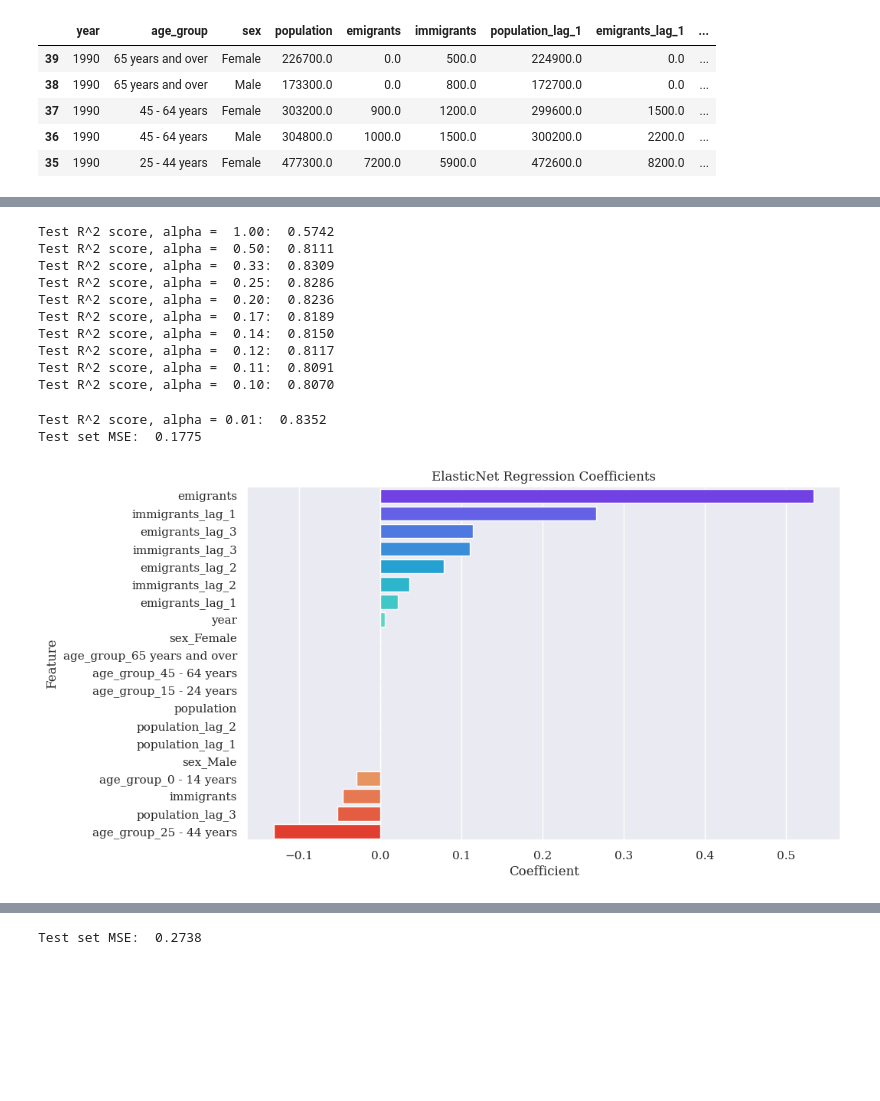
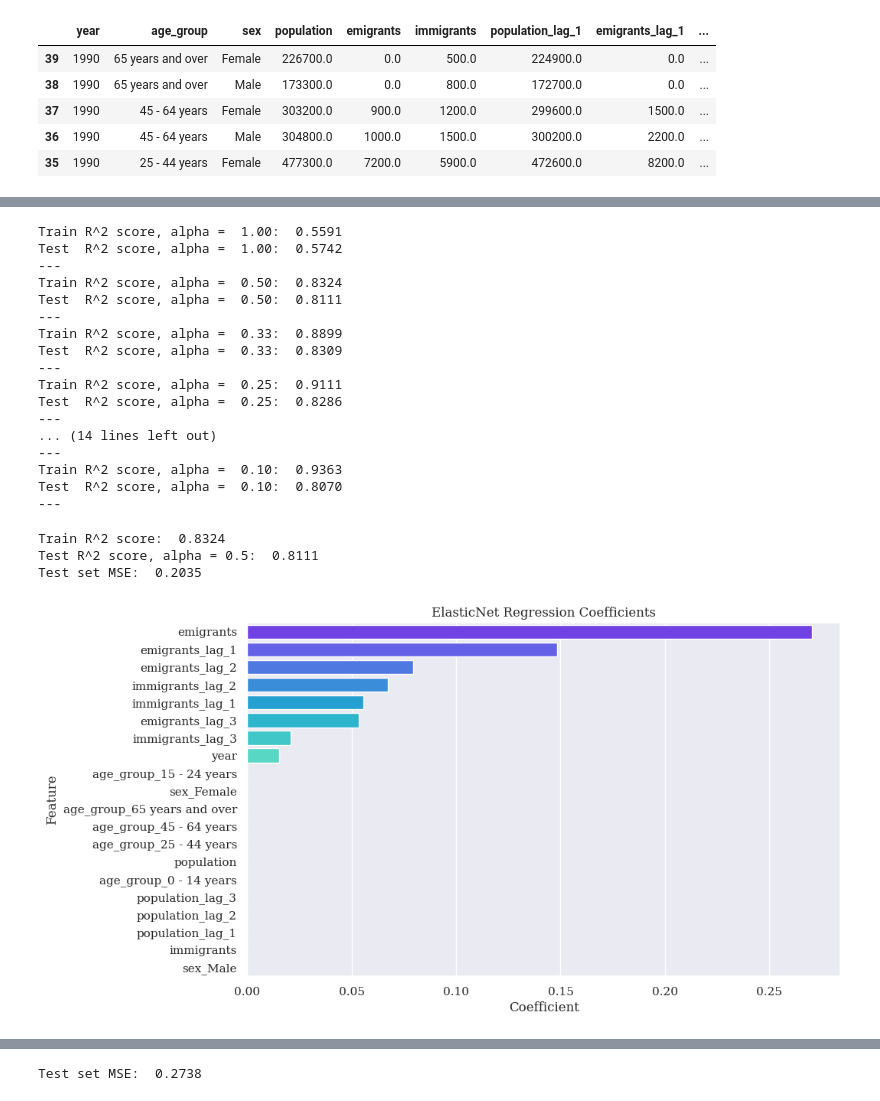
Before and after one commit to step-hen-burke/ca1, a Jupyter notebook: 00_initial_exploration.ipynb, the cells around one changed output, grey strips where cells are left out. Saved outputs shown, nothing was run; the diff lists cells and outputs as text; code cells hidden in the pictures; blank space fills up the shorter version.

```diff
--- a/00_initial_exploration.ipynb
+++ b/00_initial_exploration.ipynb
@@ -1098,8 +1153,9 @@ Test R^2 score, alpha = 190:  0.8076
 # %%
-alpha = 70
+alpha = 30
 ridge = linear_model.Ridge(alpha=alpha)
 ridge.fit(X_train, y_train)
 
+print(f'Train R^2 score: {ridge.score(X_train, y_train): 0.4f}')
 print(f'Test R^2 score, alpha = {alpha}: {ridge.score(X_test, y_test): 0.4f}')
 
 predicted = ridge.predict(X_test)
@@ -1138,8 +1212,9 @@ Test R^2 score, alpha =  0.10:  0.8557
 # %%
-alpha = 0.01
+alpha = 0.2
 lasso = linear_model.Lasso(alpha=alpha)
 lasso.fit(X_train, y_train)
 
+print(f'Train R^2 score: {lasso.score(X_train, y_train): 0.4f}')
 print(f'Test R^2 score, alpha = {alpha}: {lasso.score(X_test, y_test): 0.4f}')
 
 predicted = lasso.predict(X_test)
@@ -1163,38 +1245,49 @@ for i in range(1, 11):
     e_net = linear_model.ElasticNet(alpha=1/i)
     e_net.fit(X_train, y_train)
 
-    print(f'Test R^2 score, alpha = {1/i: 0.2f}: {e_net.score(X_test, y_test): 0.4f}')
+    print(f'Train R^2 score, alpha = {1/i: 0.2f}: {e_net.score(X_train, y_train): 0.4f}')
+    print(f'Test  R^2 score, alpha = {1/i: 0.2f}: {e_net.score(X_test, y_test): 0.4f}')
+    print('---')
 # %% [output]
-Test R^2 score, alpha =  1.00:  0.5742
-Test R^2 score, alpha =  0.50:  0.8111
-Test R^2 score, alpha =  0.33:  0.8309
-Test R^2 score, alpha =  0.25:  0.8286
-Test R^2 score, alpha =  0.20:  0.8236
-Test R^2 score, alpha =  0.17:  0.8189
-Test R^2 score, alpha =  0.14:  0.8150
-Test R^2 score, alpha =  0.12:  0.8117
-Test R^2 score, alpha =  0.11:  0.8091
-Test R^2 score, alpha =  0.10:  0.8070
+Train R^2 score, alpha =  1.00:  0.5591
+Test  R^2 score, alpha =  1.00:  0.5742
+---
+Train R^2 score, alpha =  0.50:  0.8324
+Test  R^2 score, alpha =  0.50:  0.8111
+---
+Train R^2 score, alpha =  0.33:  0.8899
+Test  R^2 score, alpha =  0.33:  0.8309
+---
+Train R^2 score, alpha =  0.25:  0.9111
+Test  R^2 score, alpha =  0.25:  0.8286
+---
+... (14 lines left out)
+---
+Train R^2 score, alpha =  0.10:  0.9363
+Test  R^2 score, alpha =  0.10:  0.8070
+---
 # %%
-alpha = 0.01
+alpha = 0.5
 e_net = linear_model.ElasticNet(alpha=alpha)
 e_net.fit(X_train, y_train)
 
+print(f'Train R^2 score: {e_net.score(X_train, y_train): 0.4f}')
 print(f'Test R^2 score, alpha = {alpha}: {e_net.score(X_test, y_test): 0.4f}')
 
 predicted = e_net.predict(X_test)
 mse = np.mean((predicted - y_test)**2)
 print(f"Test set MSE: {mse: 0.4f}")
 
 coeffs = pd.Series(e_net.coef_, index=e_net.feature_names_in_).sort_values(ascending=False)
 
 fig, ax = plt.subplots(figsize=(10, 6))
 p = sns.barplot(x=coeffs, y=coeffs.index, hue=coeffs.index, palette='rainbow')
 plt.title('ElasticNet Regression Coefficients')
 plt.xlabel('Coefficient')
 plt.ylabel('Feature');
 fig.savefig(charts_folder / 'regression_features_elasticnet.png', bbox_inches='tight')
 # %% [output]
-Test R^2 score, alpha = 0.01:  0.8352
-Test set MSE:  0.1775
+Train R^2 score:  0.8324
+Test R^2 score, alpha = 0.5:  0.8111
+Test set MSE:  0.2035
-[figure, old version]
+[figure, new version]
```
Also changed, not shown: parts of 24 cells of this notebook.
